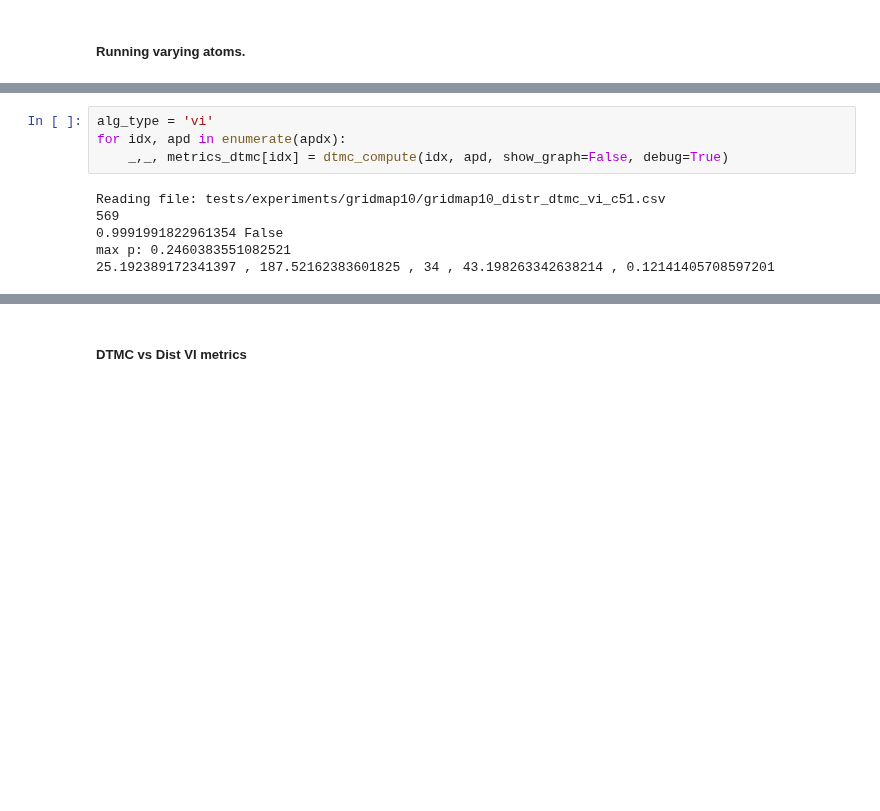
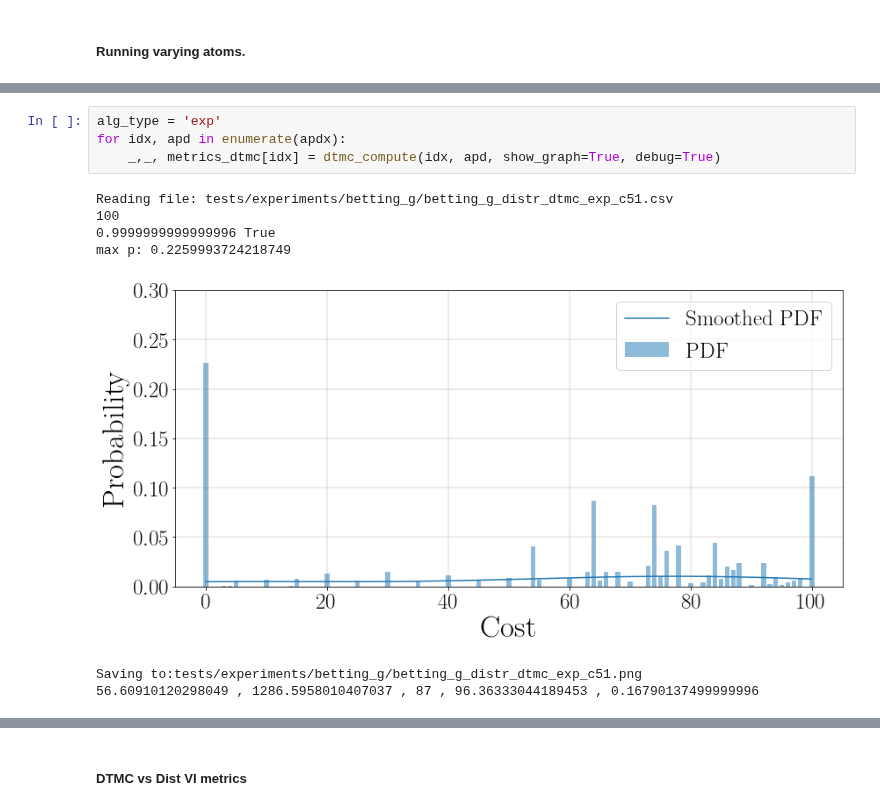
Before and after one commit to yannikschnitzer/prism, a Jupyter notebook: prism/distr.ipynb, the cells around one changed output, grey strips where cells are left out. Cells and saved outputs as stored; diff of their text form; blank space fills up the shorter version.

```diff
--- a/prism/distr.ipynb
+++ b/prism/distr.ipynb
@@ -127,10 +130,12 @@ max p: 0.03088404852144985
 # %%
-alg_type = 'vi'
+alg_type = 'exp'
 for idx, apd in enumerate(apdx):
-    _,_, metrics_dtmc[idx] = dtmc_compute(idx, apd, show_graph=False, debug=True)
+    _,_, metrics_dtmc[idx] = dtmc_compute(idx, apd, show_graph=True, debug=True)
 # %% [output]
-Reading file: tests/experiments/gridmap10/gridmap10_distr_dtmc_vi_c51.csv
-569
-0.9991991822961354 False
-max p: 0.2460383551082521
-25.192389172341397 , 187.52162383601825 , 34 , 43.198263342638214 , 0.12141405708597201
+Reading file: tests/experiments/betting_g/betting_g_distr_dtmc_exp_c51.csv
+100
+0.9999999999999996 True
+max p: 0.2259993724218749
+[figure, added]
+Saving to:tests/experiments/betting_g/betting_g_distr_dtmc_exp_c51.png
+56.60910120298049 , 1286.5958010407037 , 87 , 96.36333044189453 , 0.16790137499999996
```
Also changed, not shown: parts of 11 cells of this notebook, 5 other files.
